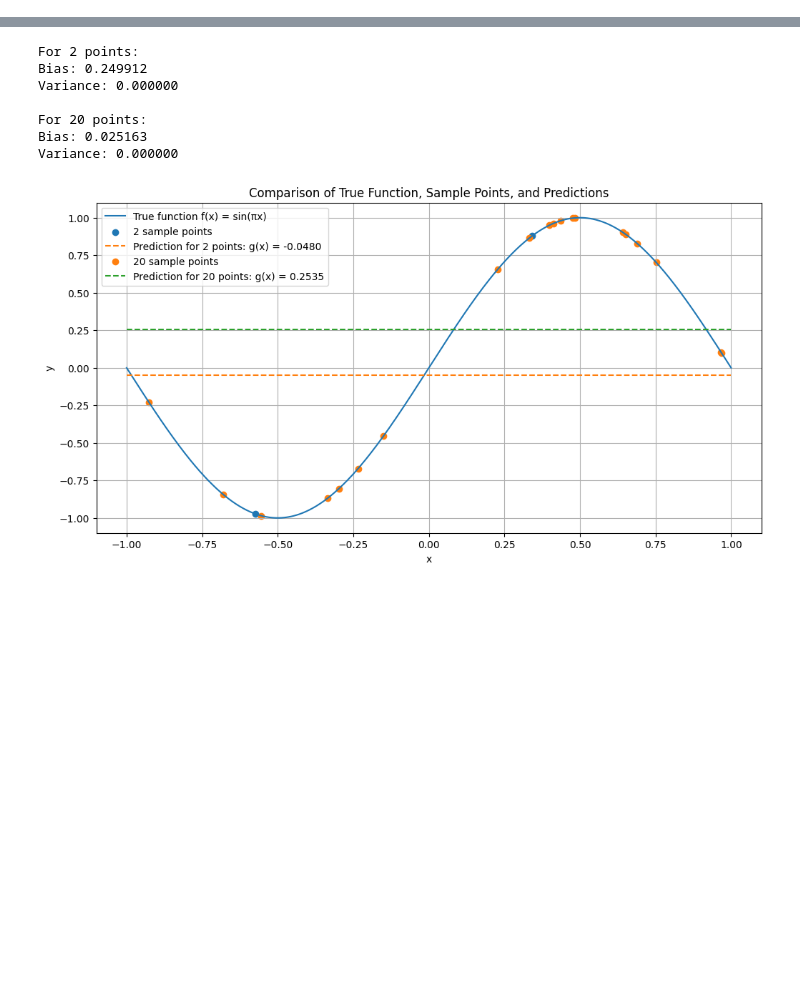
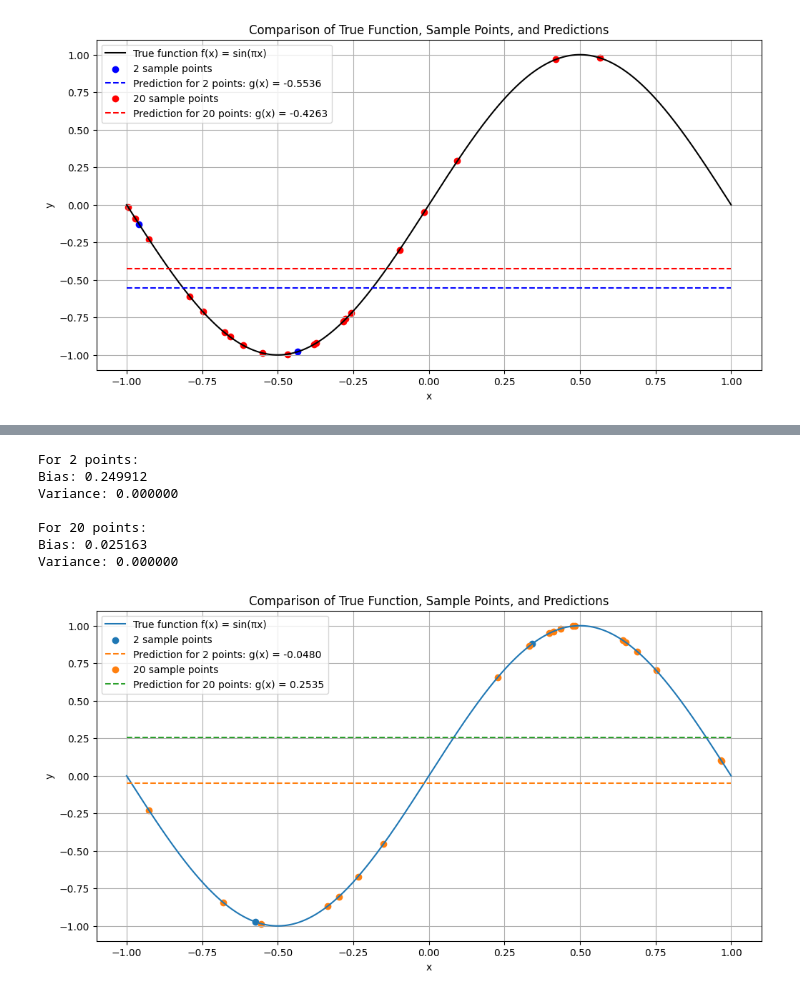
Before and after one commit to jmwu91/ML, a Jupyter notebook: HW/HW2/HW2_4.ipynb, the cells around one changed output, grey strips where cells are left out. Cells and saved outputs as stored; diff of their text form; code cells hidden in the pictures; blank space fills up the shorter version.

```diff
--- a/HW/HW2/HW2_4.ipynb
+++ b/HW/HW2/HW2_4.ipynb
@@ -0,0 +354,77 @@
+# %%
+import numpy as np
+import matplotlib.pyplot as plt
+
+# Generate data
+def generate_data(n):
+    x = np.random.uniform(-1, 1, n)
+    return x
+
+# Calculate b (prediction)
+def calculate_b(x):
+    return np.mean(np.sin(np.pi * x))
+
+# Calculate bias and variance
+def calculate_bias_variance(n_points, n_simulations=100000):
+    bias_sum = 0
+    variance_sum = 0
+
+    for _ in range(n_simulations):
+        x = generate_data(n_points)
+        b = calculate_b(x)
+
+        # Calculate bias
+        x_test = np.random.uniform(-1, 1)
+        bias = (b - np.sin(np.pi * x_test))**2
+        bias_sum += bias
+
+        # Calculate variance
+        variance = (b * x_test)**2
+        variance_sum += variance
+
+    return bias_sum / n_simulations, variance_sum / n_simulations
+
+# Calculate for 2 points
+bias_2, variance_2 = calculate_bias_variance(2)
+print(f"For 2 points:")
+print(f"Bias: {bias_2:.6f}")
+print(f"Variance: {variance_2:.6f}")
+
+# Calculate for 20 points
+bias_20, variance_20 = calculate_bias_variance(20)
+print(f"\nFor 20 points:")
+print(f"Bias: {bias_20:.6f}")
+print(f"Variance: {variance_20:.6f}")
+
+# Calculate expected out-of-sample error
+out_of_sample_error_2 = bias_2 + variance_2
+out_of_sample_error_20 = bias_20 + variance_20
+
+print(f"\nExpected out-of-sample error (2 points): {out_of_sample_error_2:.6f}")
+print(f"Expected out-of-sample error (20 points): {out_of_sample_error_20:.6f}")
+
+# Visualize results
+def plot_results():
+    x = np.linspace(-1, 1, 1000)
+    y_true = np.sin(np.pi * x)
+
+    plt.figure(figsize=(12, 6))
+    plt.plot(x, y_true, label='True function f(x) = sin(πx)', color='black')
+
+    for n_points, color in zip([2, 20], ['blue', 'red']):
+        x_sample = generate_data(n_points)
+        b = calculate_b(x_sample)
+        y_pred = np.full_like(x, b)
+
+        plt.scatter(x_sample, np.sin(np.pi * x_sample), label=f'{n_points} sample points', color=color)
+        plt.plot(x, y_pred, '--', label=f'Prediction for {n_points} points: g(x) = {b:.4f}', color=color)
+
+    plt.xlabel('x')
+    plt.ylabel('y')
+    plt.title('Comparison of True Function, Sample Points, and Predictions')
+    plt.legend()
+    plt.grid(True)
+    plt.show()
+
+plot_results()
+# %% [output]
@@ -0,0 +441 @@
+[figure, added]
```
Also changed, not shown: parts of 8 cells of this notebook, 2 other files.
